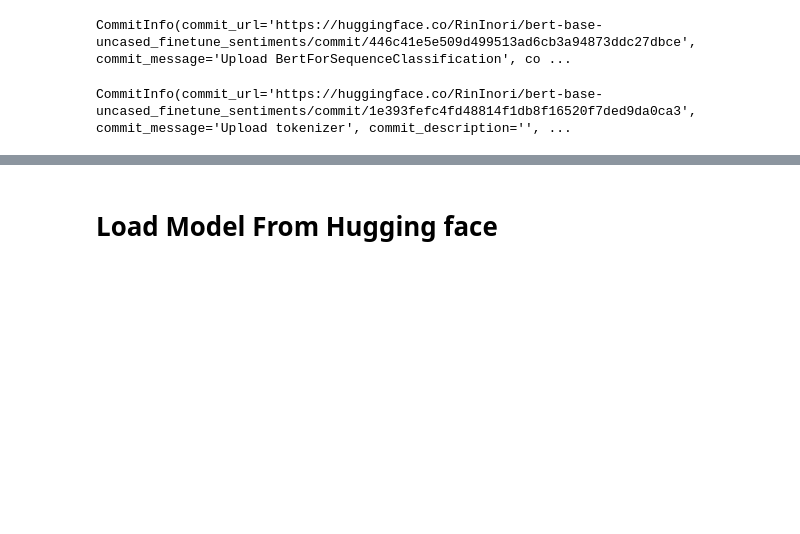
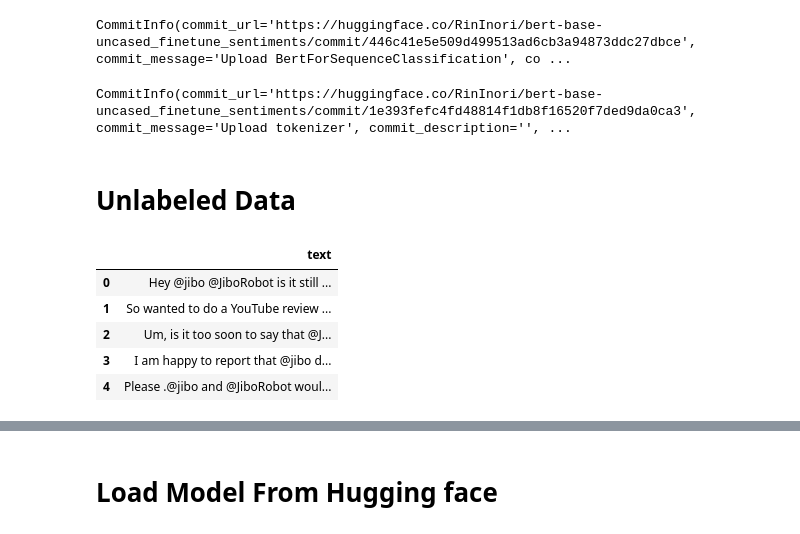
Before and after one commit to hennypurwadi/Bert_FineTune_Sentiment_Analysis, a Jupyter notebook: 4.Predict_unlabeled_data_Bert_Finetune.ipynb, the cells around one changed output, grey strips where cells are left out. Drawn from its saved outputs; the diff is of its cells as text; code cells hidden in the pictures; blank space fills up the shorter version.

```diff
--- a/4.Predict_unlabeled_data_Bert_Finetune.ipynb
+++ b/4.Predict_unlabeled_data_Bert_Finetune.ipynb
@@ -484,3 +484,20 @@ CommitInfo(commit_url='https://huggingface.co/RinInori/bert-base-uncased_finetun
 tokenizer.push_to_hub("RinInori/bert-base-uncased_finetune_sentiments", use_auth_token=True)
 # %% [output]
 CommitInfo(commit_url='https://huggingface.co/RinInori/bert-base-uncased_finetune_sentiments/commit/1e393fefc4fd48814f1db8f16520f7ded9da0ca3', commit_message='Upload tokenizer', commit_description='', ...
+# %% [markdown]
+# **Unlabeled Data**
+# %%
+df_Am0 = pd.read_csv('/content/drive/MyDrive/DLBBT01/data/c_unlabeled/dc_America.csv')
+df_Eu0 = pd.read_csv('/content/drive/MyDrive/DLBBT01/data/c_unlabeled/dc_Europe.csv')
+df_As0 = pd.read_csv('/content/drive/MyDrive/DLBBT01/data/c_unlabeled/dc_Asia.csv')
+df_Au0 = pd.read_csv('/content/drive/MyDrive/DLBBT01/data/c_unlabeled/dc_Australia.csv')
+df_Af0 = pd.read_csv('/content/drive/MyDrive/DLBBT01/data/c_unlabeled/dc_Africa.csv')
+# %%
+df_Am0.head()
+# %% [output]
+|  | text |
+| 0 | Hey @jibo @JiboRobot is it still ... |
+| 1 | So wanted to do a YouTube review ... |
+| 2 | Um, is it too soon to say that @J... |
+| 3 | I am happy to report that @jibo d... |
+| 4 | Please .@jibo and @JiboRobot woul... |
```
Also changed, not shown: parts of 4 cells of this notebook.
